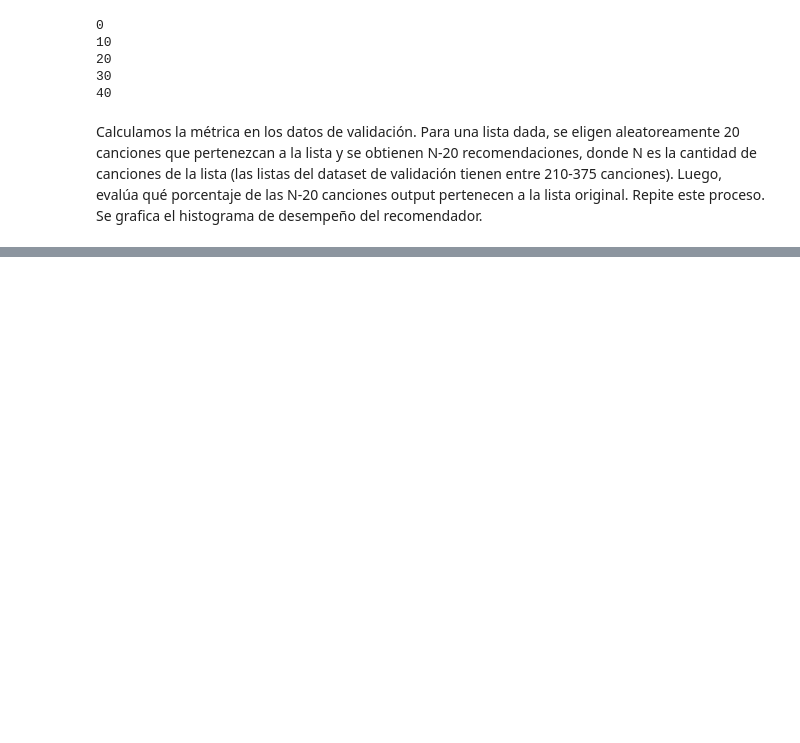
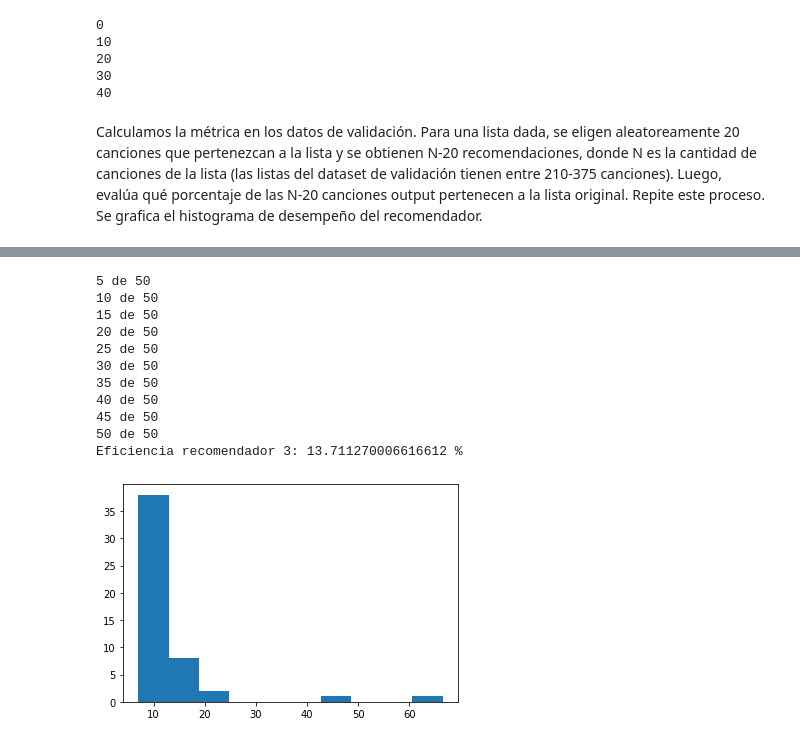
Before and after one commit to alcazar90/CC5205-3-proyecto, a Jupyter notebook: sandbox/pipeline_validacion.ipynb, the cells around one changed output, grey strips where cells are left out. Saved outputs shown, nothing was run; the diff lists cells and outputs as text; code cells hidden in the pictures; blank space fills up the shorter version.

Commit message:
Se agrega clase modelo_3

```diff
--- a/sandbox/pipeline_validacion.ipynb
+++ b/sandbox/pipeline_validacion.ipynb
@@ -148,0 +193,14 @@ Eficiencia recomendador 2: 14.82255575531915 %
+# %%
+# Se crea la clase GenerateDataset para leer los datos.
+class GenerateDataset(Dataset):
+    def __init__(self, numpy_array):
+        self.numpy_array = numpy_array
+
+    def __len__(self):
+        return len(self.numpy_array)
+
+    def __getitem__(self, idx):
+        data = self.numpy_array[idx]
+        x = np.isnan(data)
+        data[x] = 0
+        return data
@@ -148,0 +266,21 @@ Eficiencia recomendador 2: 14.82255575531915 %
+# %%
+recomendador_3 = recommender_3()
+# %%
+recomendador_3.load_data(tracks_val)
+# %%
+eficiencia_3 = validar_recomendador(recomendador_3)
+
+print("Eficiencia recomendador 3:", eficiencia_3,"%")
+# %% [output]
+5 de 50
+10 de 50
+15 de 50
+20 de 50
+25 de 50
+30 de 50
+35 de 50
+40 de 50
+45 de 50
+50 de 50
+Eficiencia recomendador 3: 13.711270006616612 %
+[figure, added]
```
Also changed, not shown: parts of 4 cells of this notebook.
